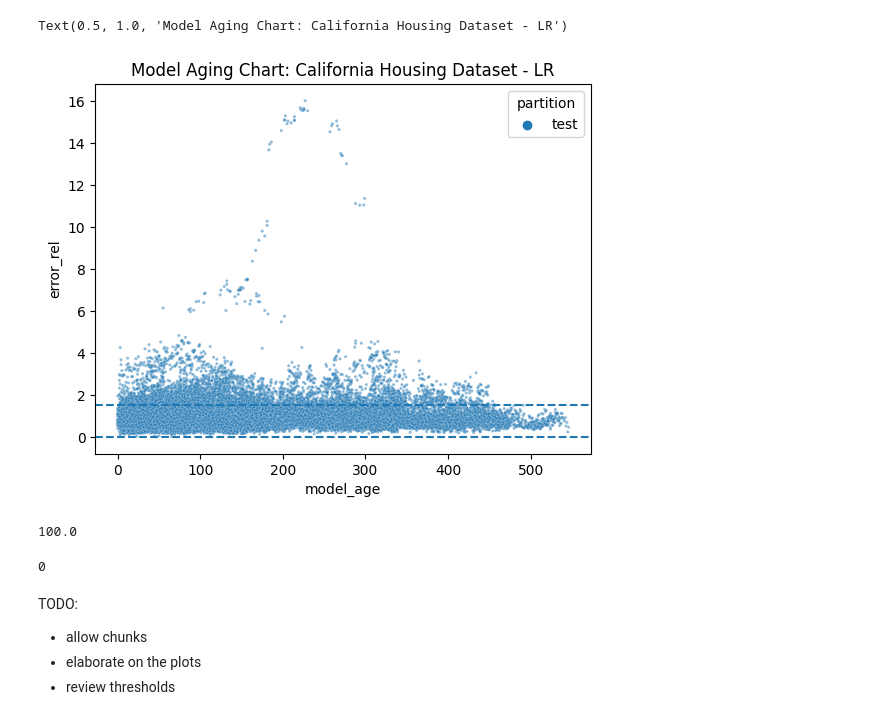
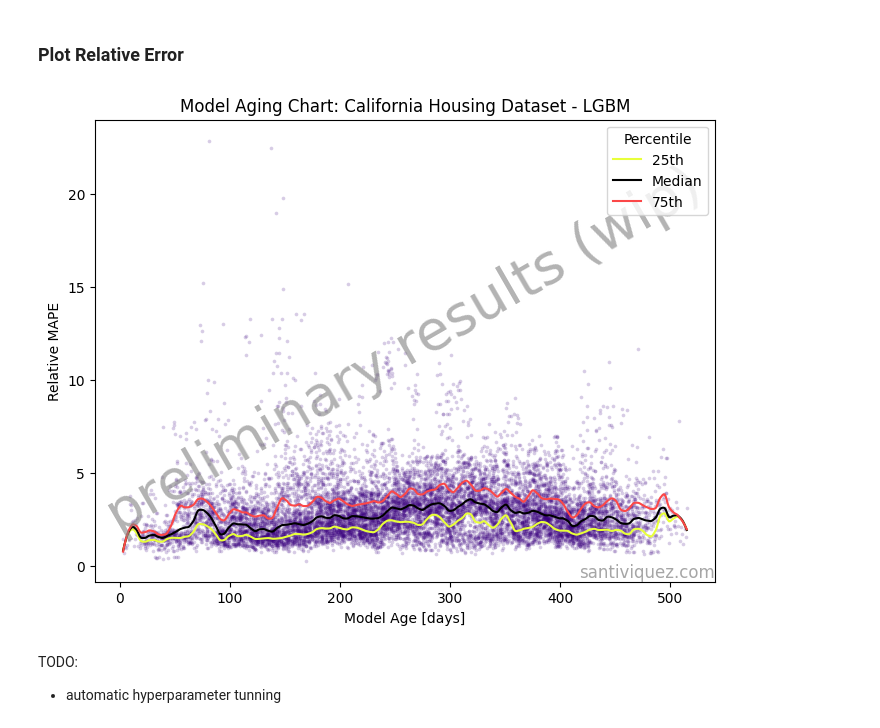
Before and after one commit to santiviquez/ageml, a Jupyter notebook: notebooks/evaluation_framework_sketch.ipynb, the cells around one changed output. Cells and saved outputs as stored; diff of their text form; code cells hidden in the pictures.

```diff
--- a/notebooks/evaluation_framework_sketch.ipynb
+++ b/notebooks/evaluation_framework_sketch.ipynb
@@ -178,9 +256,0 @@ plt.show()
-# %%
-sns.scatterplot(data=daily_errors_valid_models_df[daily_errors_valid_models_df['partition'] == 'test'],
-                x='model_age', y='error_rel', hue='partition', s=5, alpha=0.5)
-
-plt.axhline(y=lower_threshold, ls='--')
-plt.axhline(y=upper_threshold, ls='--')
-# %% [output]
-Text(0.5, 1.0, 'Model Aging Chart: California Housing Dataset - LR')
-[figure, removed]
@@ -192,14 +257,33 @@ degraded_models_df = degraded_models_df.groupby(['simulation_id', 'degradation']
-# %%
-len(degraded_models_df) / len(daily_errors_valid_models_df['simulation_id'].unique()) * 100
-# %% [output]
-100.0
-# %%
-len(daily_errors_valid_models_df['simulation_id'].unique()) - len(degraded_models_df)
-# %% [output]
-0
+# %% [markdown]
+### Plot Relative Error
+# %%
+trend_lines_df = get_trend_lines(data=d_errors_df, quantiles=[0.25, 0.50, 0.75], metric='error_rel')
+# %%
+fig, ax = plt.subplots(figsize=(8, 6))
+
+sns.lineplot(data=trend_lines_df, x='model_age', y='error_rel', linewidth=1.5,
+             palette=['#E8FF3A', 'black', '#FB4748'], hue='quantile', legend=False, ax=ax)
+
+sns.scatterplot(data=d_errors_df[d_errors_df['partition'] == 'prod'],
+                x='model_age', y='error_rel', s=7, alpha=0.20, color='#3b0280', linewidth=0, ax=ax)
+
+ax.legend(title='Percentile', labels=['25th', 'Median', '75th'])
+ax.set_xlabel('Model Age [days]')
+ax.set_ylabel('Relative MAPE')
+
+ax.text(0.5, 0.5, 'preliminary results (wip)', transform=ax.transAxes,
+        fontsize=40, color='gray', alpha=0.6,
+        ha='center', va='center', rotation=30)
+ax.text(1, 0.04, 'santiviquez.com', transform=ax.transAxes,
+        fontsize=12, color='gray', alpha=0.7,
+        ha='right', va='top')
+
+ax.set_title('Model Aging Chart: California Housing Dataset - LGBM')
+plt.savefig('../figures/sketch_age_chart_calhouse_lgbm_Relative_MAPE.svg', format='svg')
+plt.show()
+# %% [output]
+[figure, added]
 # %% [markdown]
 TODO:
 
-- allow chunks
-- elaborate on the plots
-- review thresholds
+* automatic hyperparameter tunning
```
Also changed, not shown: parts of 20 cells of this notebook, 3 other files.
